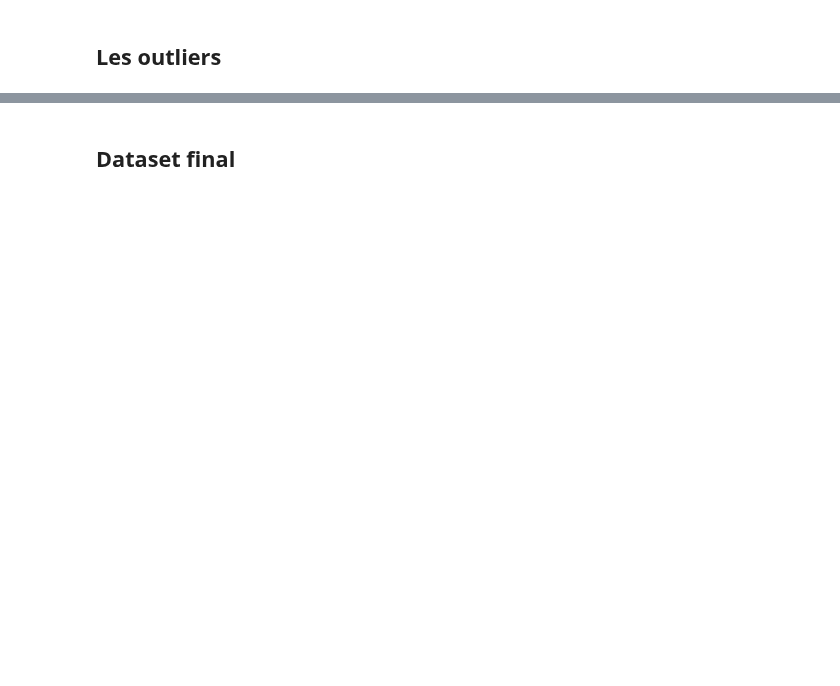
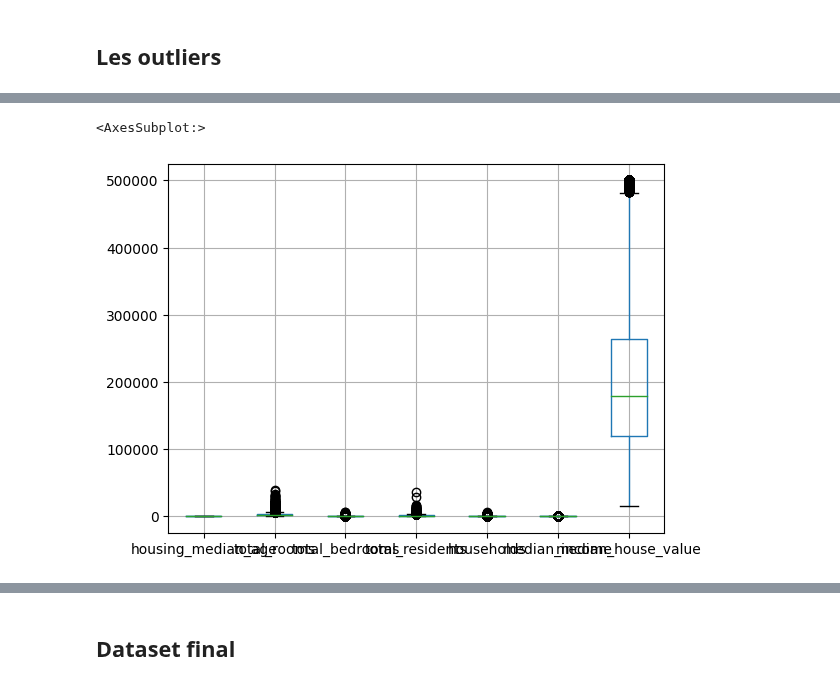
Before and after one commit to GuldenerCamille/immobilier_sillicon_valley, a Jupyter notebook: notebooks/notebook_EDA.ipynb, the cells around one changed output, grey strips where cells are left out. Drawn from its saved outputs; the diff is of its cells as text; code cells hidden in the pictures; blank space fills up the shorter version.

```diff
--- a/notebooks/notebook_EDA.ipynb
+++ b/notebooks/notebook_EDA.ipynb
@@ -278,0 +320,9 @@ print(outliers)
+# %%
+# Methode des boxplot
+# Visualisation global des outliers
+# Ce graph n'ai pas tres lisible, on va plutot regarder de façon detaillées par colonne
+
+df_immobilier.boxplot()
+# %% [output]
+<AxesSubplot:>
+[figure, added]
```
Also changed, not shown: parts of 15 cells of this notebook.
